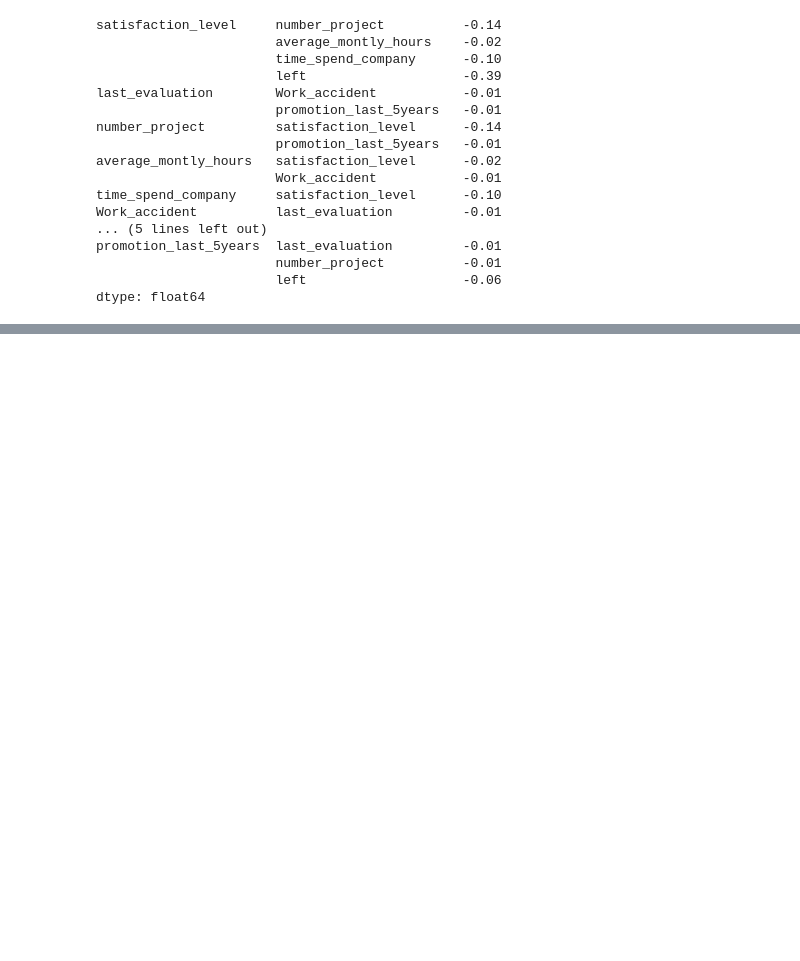
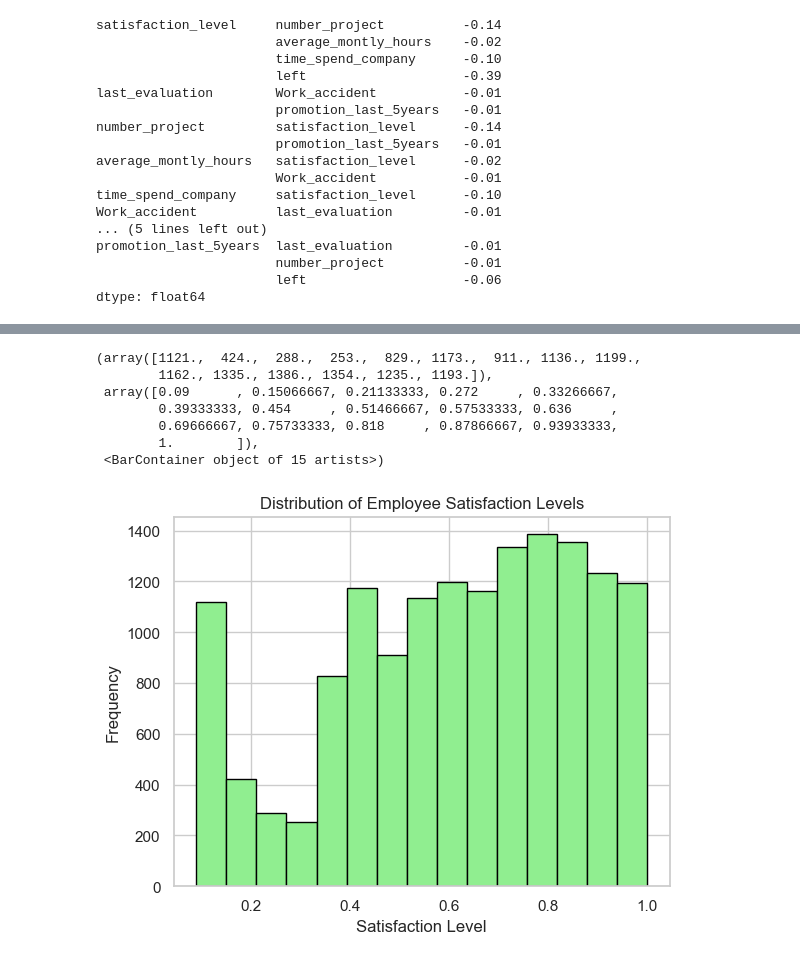
Before and after one commit to karmenatwork/4_CB_employees_turnover, a Jupyter notebook: main.ipynb, the cells around one changed output, grey strips where cells are left out. Cells and saved outputs as stored; diff of their text form; code cells hidden in the pictures; blank space fills up the shorter version.

Commit message:
2.2 Draw the distribution plot of
Employee Satisfaction

```diff
--- a/main.ipynb
+++ b/main.ipynb
@@ -159,0 +162,3 @@ warnings.simplefilter("once", FutureWarning)
+# %%
+# Set the esthetic style of the plots
+sns.set_theme(style="whitegrid")
@@ -159,0 +204,14 @@ warnings.simplefilter("once", FutureWarning)
+# %%
+plt.title('Distribution of Employee Satisfaction Levels')
+plt.xlabel('Satisfaction Level')
+plt.ylabel('Frequency')
+plt.hist(df['satisfaction_level'], color='lightgreen', ec='black', bins=15)
+# %% [output]
+(array([1121.,  424.,  288.,  253.,  829., 1173.,  911., 1136., 1199.,
+        1162., 1335., 1386., 1354., 1235., 1193.]),
+ array([0.09      , 0.15066667, 0.21133333, 0.272     , 0.33266667,
+        0.39333333, 0.454     , 0.51466667, 0.57533333, 0.636     ,
+        0.69666667, 0.75733333, 0.818     , 0.87866667, 0.93933333,
+        1.        ]),
+ <BarContainer object of 15 artists>)
+[figure, added]
```
Also changed, not shown: parts of 3 cells of this notebook.
